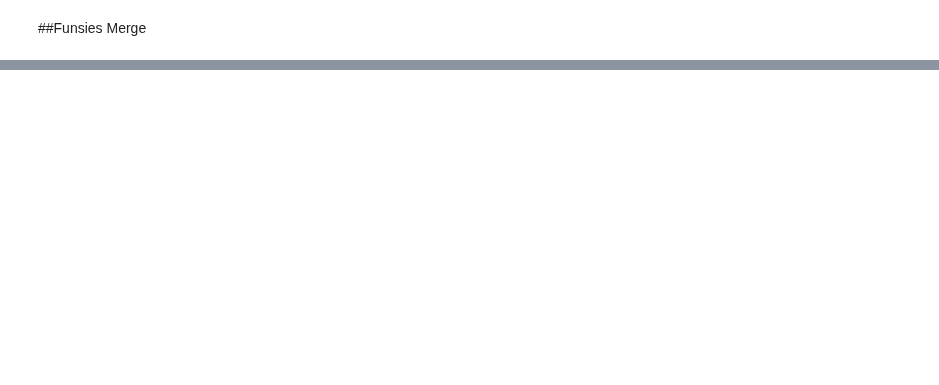
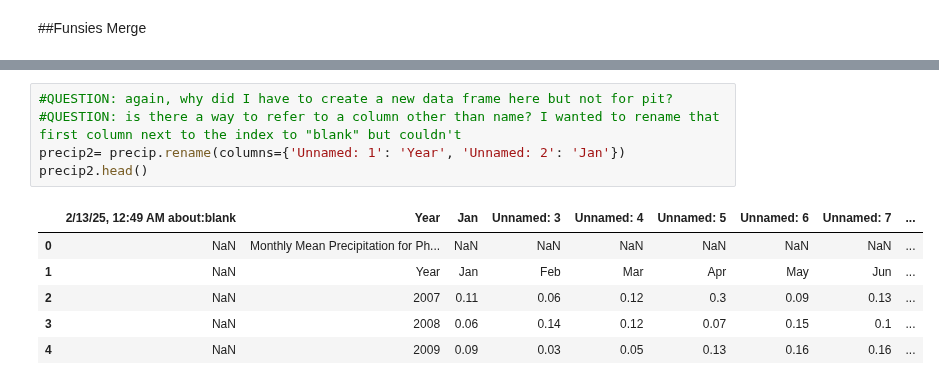
Before and after one commit to carlavilla/DataViz2025, a Jupyter notebook: CV_PS1.ipynb, the cells around one changed output, grey strips where cells are left out. Saved outputs shown, nothing was run; the diff lists cells and outputs as text; blank space fills up the shorter version.

```diff
--- a/CV_PS1.ipynb
+++ b/CV_PS1.ipynb
@@ -272,0 +281,12 @@ KeyError: "None of [Index(['Year', 'Jan'], dtype='object')] are in the [columns]
+# %%
+#QUESTION: again, why did I have to create a new data frame here but not for pit?
+#QUESTION: is there a way to refer to a column other than name? I wanted to rename that first column next to the index to "blank" but couldn't
+precip2= precip.rename(columns={'Unnamed: 1': 'Year', 'Unnamed: 2': 'Jan'})
+precip2.head()
+# %% [output]
+|  | 2/13/25, 12:49 AM about:blank | Year | Jan | Unnamed: 3 | Unnamed: 4 | Unnamed: 5 | Unnamed: 6 | Unnamed: 7 | ... |
+| 0 | NaN | Monthly Mean Precipitation for Ph... | NaN | NaN | NaN | NaN | NaN | NaN | ... |
+| 1 | NaN | Year | Jan | Feb | Mar | Apr | May | Jun | ... |
+| 2 | NaN | 2007 | 0.11 | 0.06 | 0.12 | 0.3 | 0.09 | 0.13 | ... |
+| 3 | NaN | 2008 | 0.06 | 0.14 | 0.12 | 0.07 | 0.15 | 0.1 | ... |
+| 4 | NaN | 2009 | 0.09 | 0.03 | 0.05 | 0.13 | 0.16 | 0.16 | ... |
```
Also changed, not shown: parts of 50 cells of this notebook.
